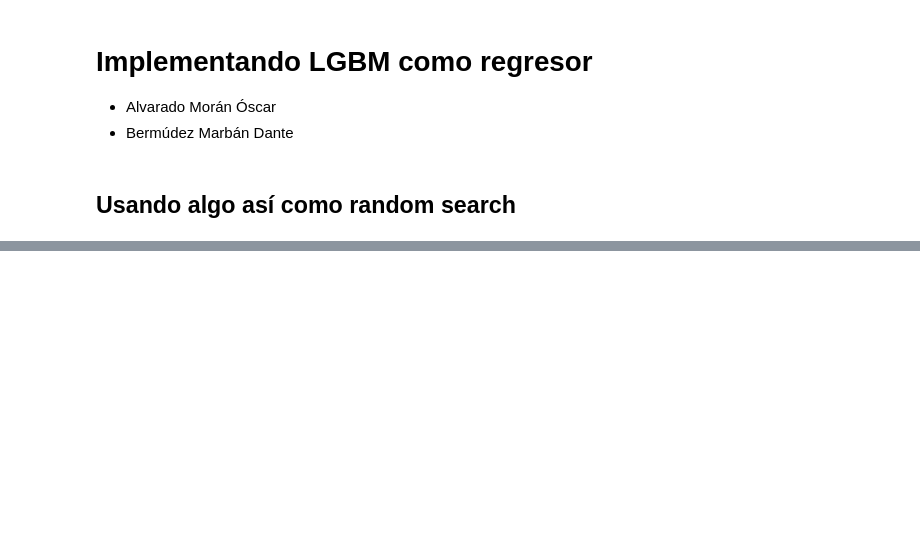
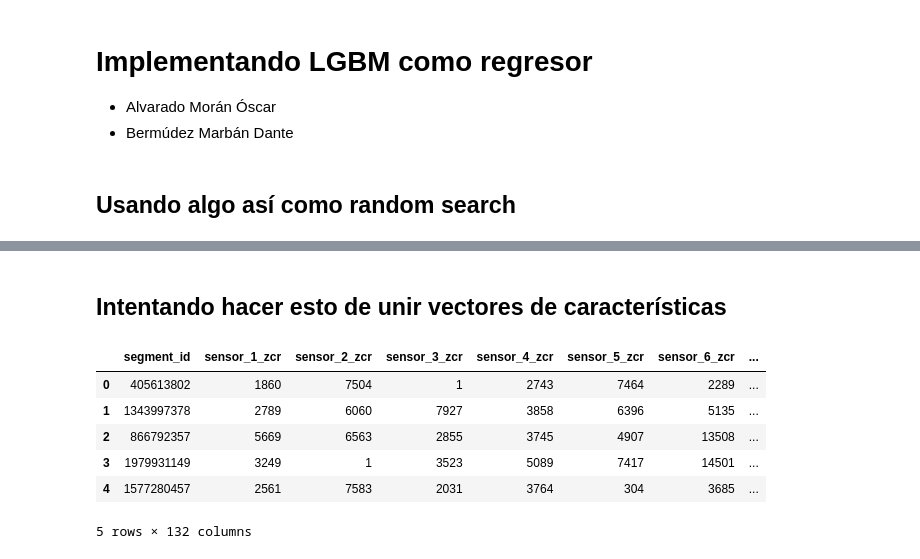
Before and after one commit to DanteBM/PronosticoErupciones, a Jupyter notebook: notebooks/LGBM.ipynb, the cells around one changed output, grey strips where cells are left out. Drawn from its saved outputs; the diff is of its cells as text; code cells hidden in the pictures; blank space fills up the shorter version.

```diff
--- a/notebooks/LGBM.ipynb
+++ b/notebooks/LGBM.ipynb
@@ -141,0 +319,21 @@ print(f"Iteraciones: {iteraciones1}")
+# %% [markdown]
+## Intentando hacer esto de unir vectores de características
+# %%
+# Con las estadísticas de señales
+char_señales = pd.read_csv("../csvs/stats_per_file_signal_train2.csv")
+char_estadisticas = pd.read_csv("../csvs/stats_per_file3.csv")
+char = char_señales.join(char_estadisticas.set_index("segment_id"), on = "segment_id")
+train = pd.read_csv("/home/oscar/Escritorio/predict-volcanic-eruptions-ingv-oe/train.csv")
+datos_time2 = char.join(train.set_index("segment_id"), on = "segment_id")
+datos_time2.fillna(0, inplace = True)
+datos_time2.replace(np.inf, 0, inplace = True)
+datos_time2.replace(-np.inf, 0, inplace = True)
+datos_time2.head()
+# %% [output]
+|  | segment_id | sensor_1_zcr | sensor_2_zcr | sensor_3_zcr | sensor_4_zcr | sensor_5_zcr | sensor_6_zcr | ... |
+| 0 | 405613802 | 1860 | 7504 | 1 | 2743 | 7464 | 2289 | ... |
+| 1 | 1343997378 | 2789 | 6060 | 7927 | 3858 | 6396 | 5135 | ... |
+| 2 | 866792357 | 5669 | 6563 | 2855 | 3745 | 4907 | 13508 | ... |
+| 3 | 1979931149 | 3249 | 1 | 3523 | 5089 | 7417 | 14501 | ... |
+| 4 | 1577280457 | 2561 | 7583 | 2031 | 3764 | 304 | 3685 | ... |
+5 rows × 132 columns
```
Also changed, not shown: parts of 38 cells of this notebook.
